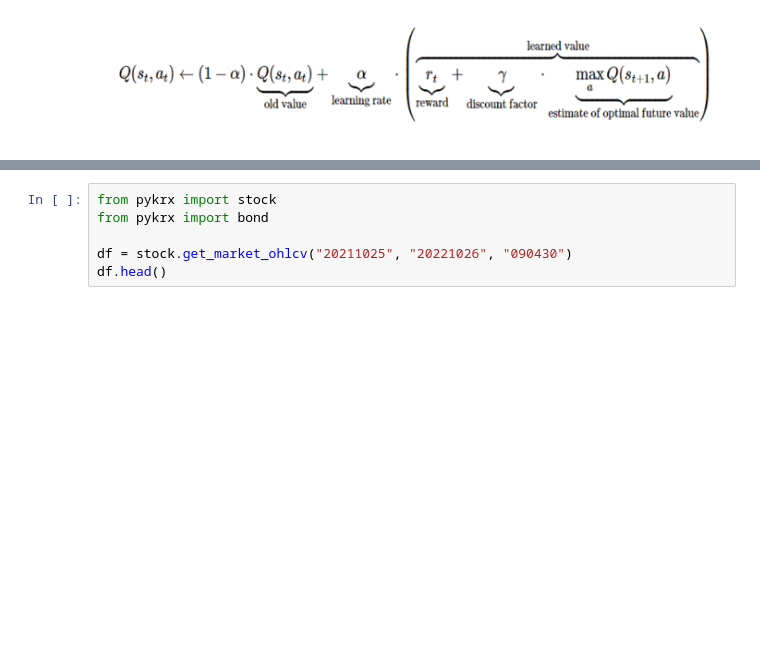
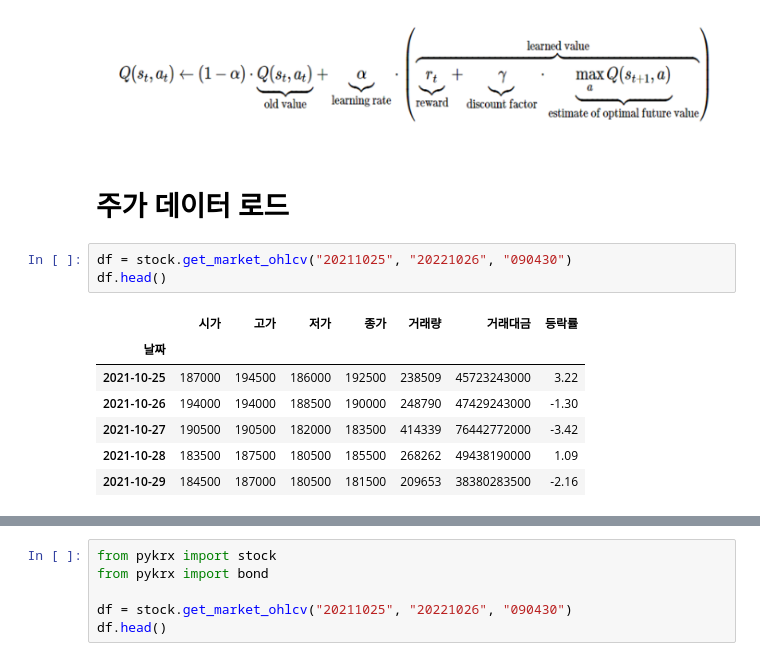
Before and after one commit to sexymonster/Reinforcement-Learning, a Jupyter notebook: QLearningTrader.ipynb, the cells around one changed output, grey strips where cells are left out. Cells and saved outputs as stored; diff of their text form; blank space fills up the shorter version.

```diff
--- a/QLearningTrader.ipynb
+++ b/QLearningTrader.ipynb
@@ -13,3 +18,16 @@ import tensorflow as tf
 ![image.png](attachment:image.png)
 # %% [markdown]
 ![image.png](attachment:image.png)
+# %% [markdown]
+# 주가 데이터 로드
+# %%
+df = stock.get_market_ohlcv("20211025", "20221026", "090430")
+df.head()
+# %% [output]
+|  | 시가 | 고가 | 저가 | 종가 | 거래량 | 거래대금 | 등락률 |
+| 날짜 |  |  |  |  |  |  |  |
+| 2021-10-25 | 187000 | 194500 | 186000 | 192500 | 238509 | 45723243000 | 3.22 |
+| 2021-10-26 | 194000 | 194000 | 188500 | 190000 | 248790 | 47429243000 | -1.30 |
+| 2021-10-27 | 190500 | 190500 | 182000 | 183500 | 414339 | 76442772000 | -3.42 |
+| 2021-10-28 | 183500 | 187500 | 180500 | 185500 | 268262 | 49438190000 | 1.09 |
+| 2021-10-29 | 184500 | 187000 | 180500 | 181500 | 209653 | 38380283500 | -2.16 |
```
Also changed, not shown: parts of 6 cells of this notebook.
